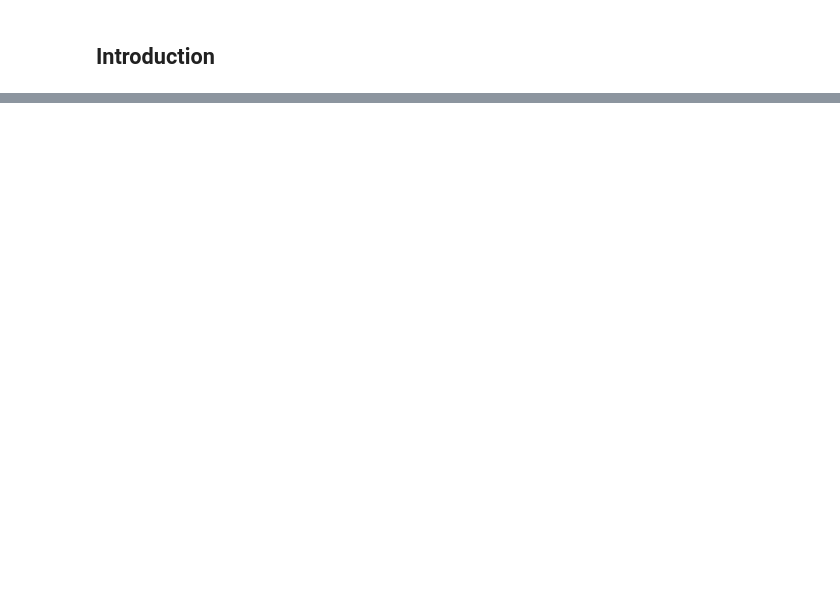
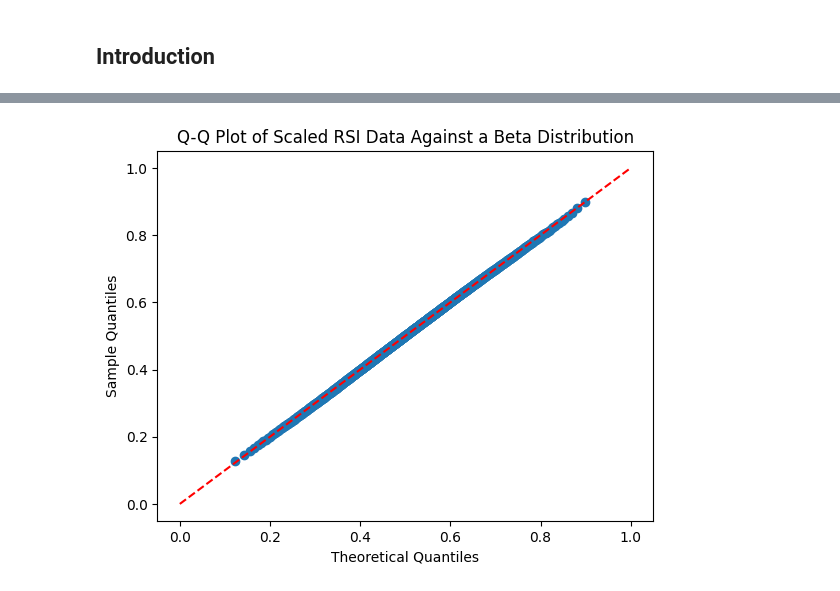
Before and after one commit to BenJonesData/algo-trading-playground, a Jupyter notebook: notebooks/03_rsi_analysis.ipynb, the cells around one changed output, grey strips where cells are left out. Cells and saved outputs as stored; diff of their text form; code cells hidden in the pictures; blank space fills up the shorter version.

```diff
--- a/notebooks/03_rsi_analysis.ipynb
+++ b/notebooks/03_rsi_analysis.ipynb
@@ -88,0 +127,11 @@ plt.show()
+# %%
+theoretical_quantiles = beta.ppf(np.linspace(0.001, 0.999, 1000), a, b, loc=loc, scale=scale)
+sample_quantiles = np.quantile(scaled_rsi, np.linspace(0.001, 0.999, 1000))
+plt.plot(theoretical_quantiles, sample_quantiles, 'o')
+plt.plot([0, 1], [0, 1], 'r--')  # Reference line
+plt.title('Q-Q Plot of Scaled RSI Data Against a Beta Distribution')
+plt.xlabel('Theoretical Quantiles')
+plt.ylabel('Sample Quantiles')
+plt.show()
+# %% [output]
+[figure, added]
```
Also changed, not shown: parts of 28 cells of this notebook.
